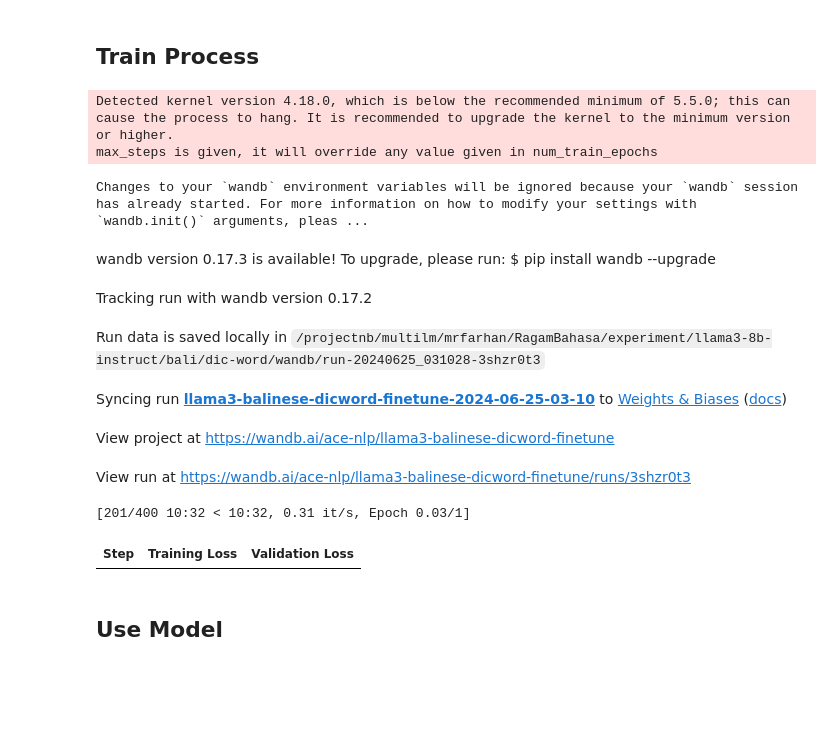
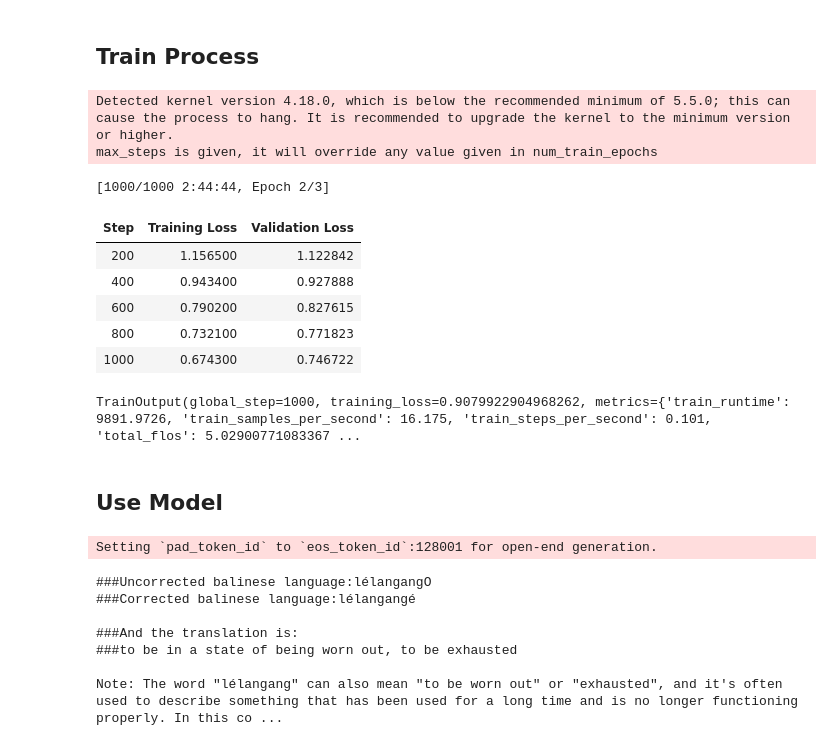
Before and after one commit to rifqifarhansyah/RagamBahasa-Dataset, a Jupyter notebook: Experiment/llama3-8b-instruct/dic-phrase/Llama3-Minang-DicPhrase-Finetuned.ipynb, the cells around one changed output. Cells and saved outputs as stored; diff of their text form; code cells hidden in the pictures; blank space fills up the shorter version.

```diff
--- a/Experiment/llama3-8b-instruct/dic-phrase/Llama3-Minang-DicPhrase-Finetuned.ipynb
+++ b/Experiment/llama3-8b-instruct/dic-phrase/Llama3-Minang-DicPhrase-Finetuned.ipynb
@@ -21,8 +21,8 @@ Dataset({
 # %%
 HUGGING_FACE_API_KEY = "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"
 BASE_MODEL = "meta-llama/Meta-Llama-3-8B-Instruct"
-LANGUAGE = "minangnese"
-PROJECT_NAME = "llama3-minangnese-dicphrase-finetune"
+LANGUAGE = "minangkabau"
+PROJECT_NAME = "llama3-minangkabau-dicphrase-finetune"
 # %% [markdown]
 ## Load Base Model
 # %%
@@ -272,44 +261,43 @@ output_dir = "./" + run_name
 
 trainer = transformers.Trainer(
     model=model,
     train_dataset=tokenized_train_dataset,
     eval_dataset=tokenized_val_dataset,
     args=transformers.TrainingArguments(
         output_dir=output_dir,
         warmup_steps=100,
-        per_device_train_batch_size=4,
+        per_device_train_batch_size=16,
         gradient_accumulation_steps=10,
-        max_steps=400,
+        max_steps=1000,
         learning_rate=2.5e-5,
         bf16=True,
         optim="adamw_hf",
         logging_steps=50,
         logging_dir="./logs",
         save_strategy="steps",
         save_steps=200,
         evaluation_strategy="steps",
         eval_steps=200,
         do_eval=True,
         report_to="wandb",
         run_name=f"{run_name}-{datetime.now().strftime('%Y-%m-%d-%H-%M')}"
     ),
     data_collator=transformers.DataCollatorForLanguageModeling(tokenizer, mlm=False),
 )
 
 model.config.use_cache = False
 trainer.train()
 # %% [output]
 Detected kernel version 4.18.0, which is below the recommended minimum of 5.5.0; this can cause the process to hang. It is recommended to upgrade the kernel to the minimum version or higher.
 max_steps is given, it will override any value given in num_train_epochs
-Changes to your `wandb` environment variables will be ignored because your `wandb` session has already started. For more information on how to modify your settings with `wandb.init()` arguments, pleas ...
+[1000/1000 2:44:44, Epoch 2/3]
-wandb version 0.17.3 is available! To upgrade, please run: $ pip install wandb --upgrade
-Tracking run with wandb version 0.17.2
-Run data is saved locally in /projectnb/multilm/mrfarhan/RagamBahasa/experiment/llama3-8b-instruct/bali/dic-word/wandb/run-20240625_031028-3shzr0t3
-Syncing run llama3-balinese-dicword-finetune-2024-06-25-03-10 to Weights & Biases (docs)
-View project at https://wandb.ai/ace-nlp/llama3-balinese-dicword-finetune
-View run at https://wandb.ai/ace-nlp/llama3-balinese-dicword-finetune/runs/3shzr0t3
+| Step | Training Loss | Validation Loss |
+| 200 | 1.156500 | 1.122842 |
+| 400 | 0.943400 | 0.927888 |
+| 600 | 0.790200 | 0.827615 |
+| 800 | 0.732100 | 0.771823 |
+| 1000 | 0.674300 | 0.746722 |
-[201/400 10:32 < 10:32, 0.31 it/s, Epoch 0.03/1]
+TrainOutput(global_step=1000, training_loss=0.9079922904968262, metrics={'train_runtime': 9891.9726, 'train_samples_per_second': 16.175, 'train_steps_per_second': 0.101, 'total_flos': 5.02900771083367 ...
-| Step | Training Loss | Validation Loss |
 # %% [markdown]
 ## Use Model
 # %%
@@ -352,9 +340,18 @@ from peft import PeftModel
 
 ft_model = PeftModel.from_pretrained(base_model, f"{PROJECT_NAME}/checkpoint-400")
 # %%
-eval_prompt = f"Uncorrected {LANGUAGE} language:lélangangO"
+eval_prompt = f"###Uncorrected {LANGUAGE} language:lélangangO\n###Corrected {LANGUAGE} language:"
 model_input = tokenizer(eval_prompt, return_tensors="pt").to("cuda")
 
 ft_model.eval()
 with torch.no_grad():
     print(tokenizer.decode(ft_model.generate(**model_input, max_new_tokens=100, repetition_penalty=1.15)[0], skip_special_tokens=True))
+# %% [output]
+Setting `pad_token_id` to `eos_token_id`:128001 for open-end generation.
+###Uncorrected balinese language:lélangangO
+###Corrected balinese language:lélangangé
+
+###And the translation is:
+###to be in a state of being worn out, to be exhausted
+
+Note: The word "lélangang" can also mean "to be worn out" or "exhausted", and it's often used to describe something that has been used for a long time and is no longer functioning properly. In this co ...
```
Also changed, not shown: parts of 5 cells of this notebook, 32 other files.
